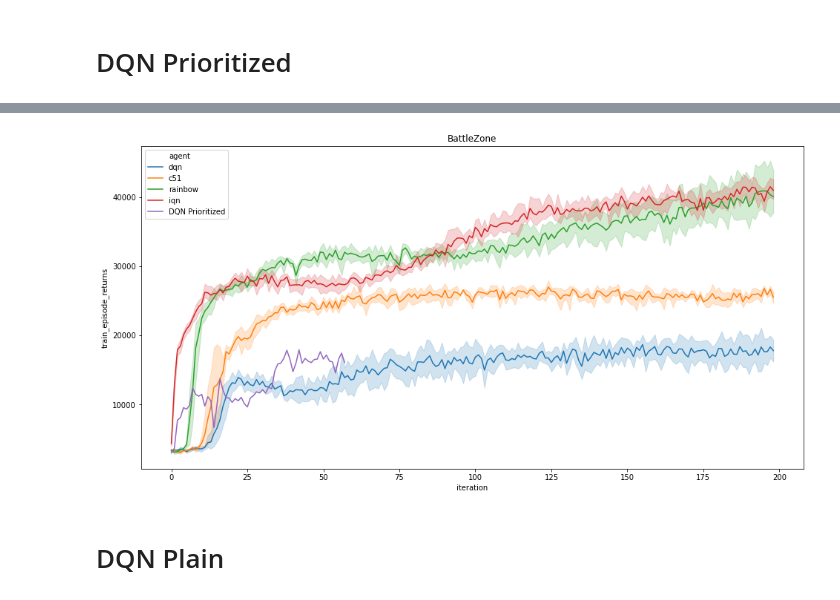
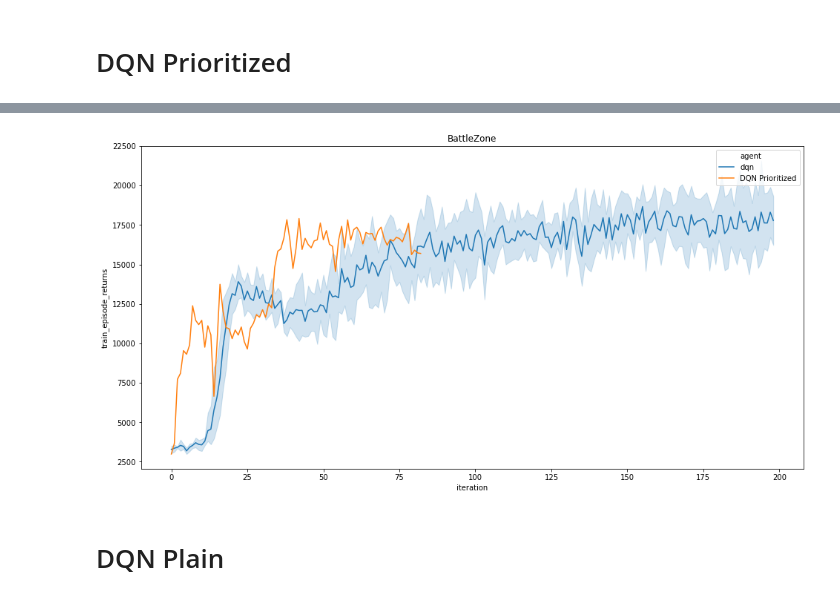
Before and after one commit to bryanyuan1/ExperienceReplaySR, a Jupyter notebook: dopamine_need_term_experiment.ipynb, the cells around one changed output, grey strips where cells are left out. Drawn from its saved outputs; the diff is of its cells as text; code cells hidden in the pictures.

```diff
--- a/dopamine_need_term_experiment.ipynb
+++ b/dopamine_need_term_experiment.ipynb
@@ -237,17 +233,22 @@ Reading statistics from: running-data\prioritized_dqn\BattleZone\logs\log_57
+# %%
+data = experimental_data[GAME]
+data[data['agent'] == 'dqn']
+
+comparison = pd.concat([data[data['agent'] == 'dqn'], data[data['agent'] == 'DQN Prioritized']])
 # %%
 # @title Plot training results.
 
 import seaborn as sns
 import matplotlib.pyplot as plt
 
 fig, ax = plt.subplots(figsize=(16,8))
 sns.lineplot(
     x='iteration', y='train_episode_returns', hue='agent',
-    data=experimental_data[GAME], ax=ax)
+    data=comparison, ax=ax)
 plt.title(GAME)
 plt.show()
 # %% [output]
-[figure, old version]
+[figure, new version]
 # %% [markdown]
 # DQN Plain
 # %%
```
Also changed, not shown: parts of 4 cells of this notebook, 2 other files.
